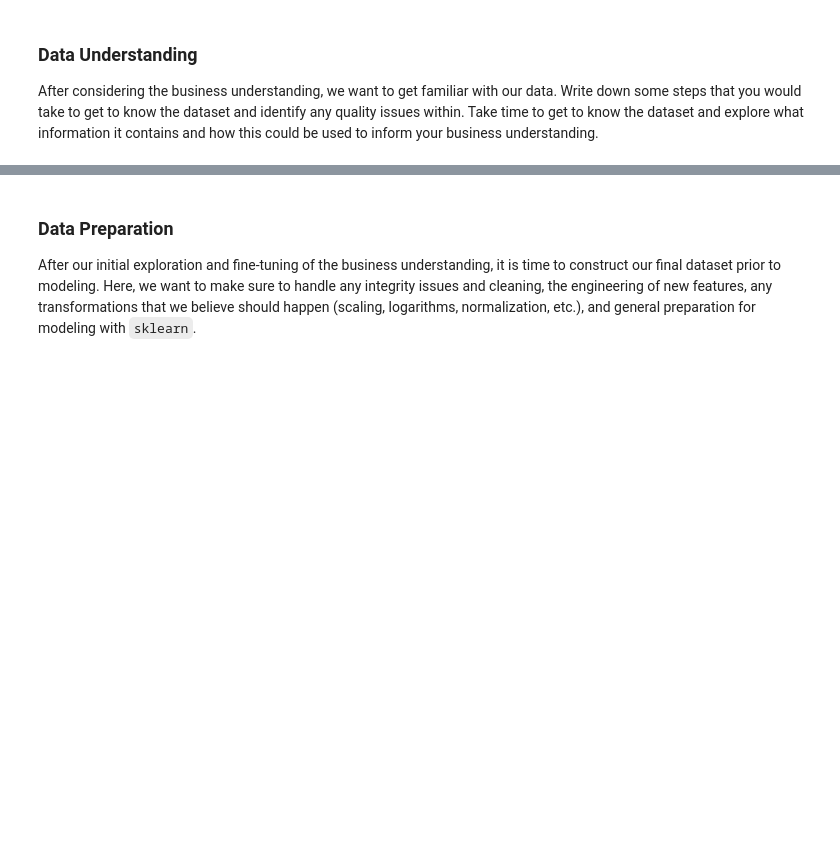
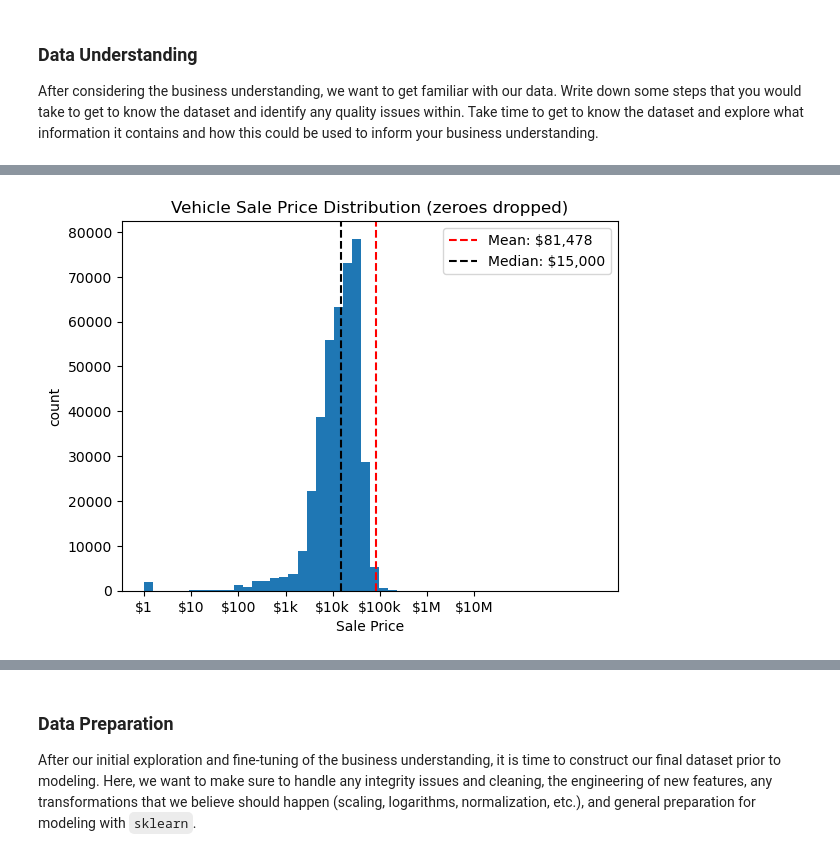
Before and after one commit to cnolan3/used_car_prices, a Jupyter notebook: pa2_starter/prompt_II.ipynb, the cells around one changed output, grey strips where cells are left out. Cells and saved outputs as stored; diff of their text form; code cells hidden in the pictures; blank space fills up the shorter version.

```diff
--- a/pa2_starter/prompt_II.ipynb
+++ b/pa2_starter/prompt_II.ipynb
@@ -34,0 +124,21 @@ After considering the business understanding, we want to get familiar with our d
+# %%
+price = df[(df['price'] > 0)]['price']
+log_price = np.log(price)
+
+mean = price.mean()
+median = price.median()
+
+plt.hist(log_price, bins=50)
+ticks = [np.log(v) for v in [1, 10, 100, 1_000, 10_000, 100_000, 1_000_000, 10_000_000]]
+labels = ['$1', '$10', '$100', '$1k', '$10k', '$100k', '$1M', '$10M']
+plt.title("Vehicle Sale Price Distribution (zeroes dropped)")
+plt.axvline(np.log(mean),   color='red',   linestyle='--', label=f'Mean: ${mean:,.0f}')
+plt.axvline(np.log(median), color='black', linestyle='--', label=f'Median: ${median:,.0f}')
+plt.xlabel("Sale Price")
+plt.xticks(ticks, labels)
+plt.ylabel("count")
+plt.legend()
+plt.show()
+#log_price.head()
+# %% [output]
+[figure, added]
```
Also changed, not shown: parts of 22 cells of this notebook.
